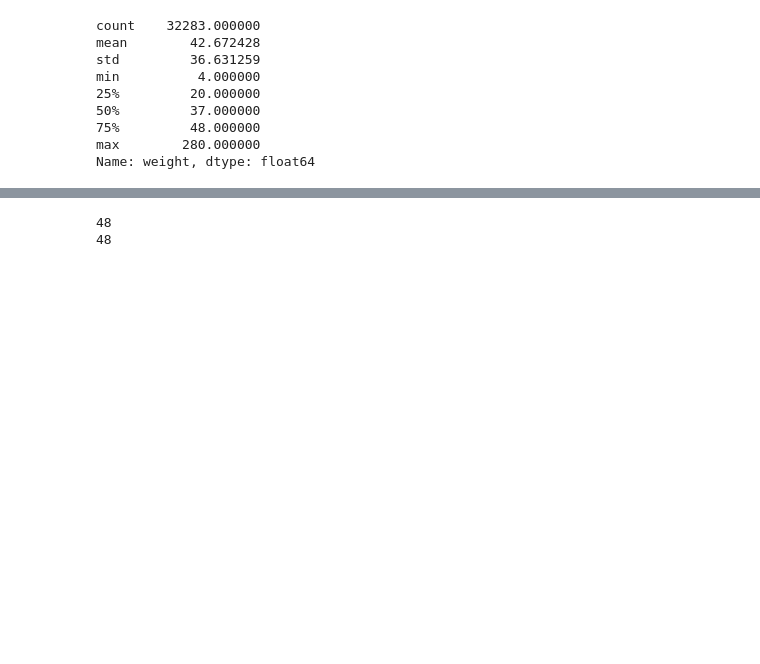
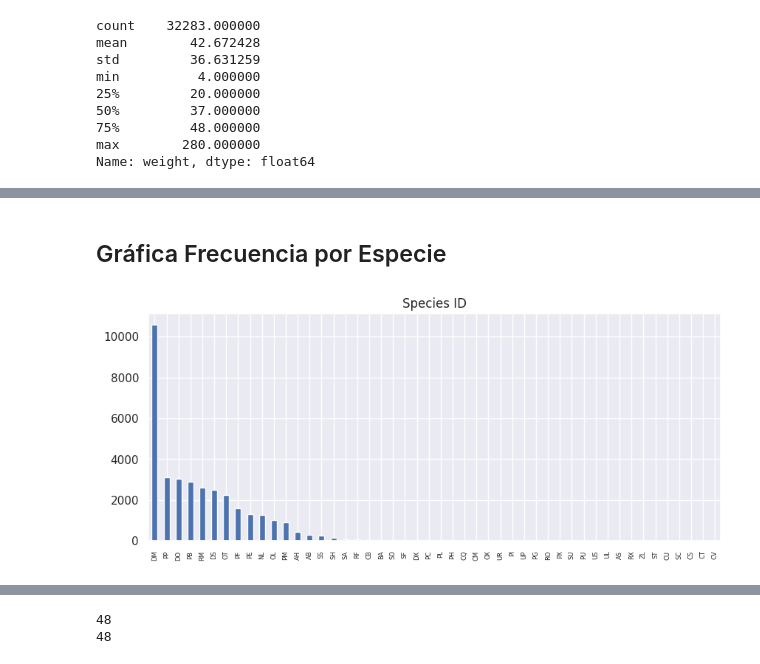
Before and after one commit to cosijoeza/semestre-1, a Jupyter notebook: data-cleaning/practica-7/surveys.ipynb, the cells around one changed output, grey strips where cells are left out. Cells and saved outputs as stored; diff of their text form; code cells hidden in the pictures; blank space fills up the shorter version.

```diff
--- a/data-cleaning/practica-7/surveys.ipynb
+++ b/data-cleaning/practica-7/surveys.ipynb
@@ -273,0 +201,12 @@ print(y)
+# %% [markdown]
+## Gráfica Frecuencia por Especie
+# %%
+species_counts = surveys_df['species_id'].value_counts()
+sns.set_theme(style="darkgrid")
+plt.figure(figsize=(10,4))
+species_counts.plot(kind='bar')
+plt.xticks(fontsize=6)
+plt.title("Species ID")
+plt.show()
+# %% [output]
+[figure, added]
```
Also changed, not shown: parts of 47 cells of this notebook.
